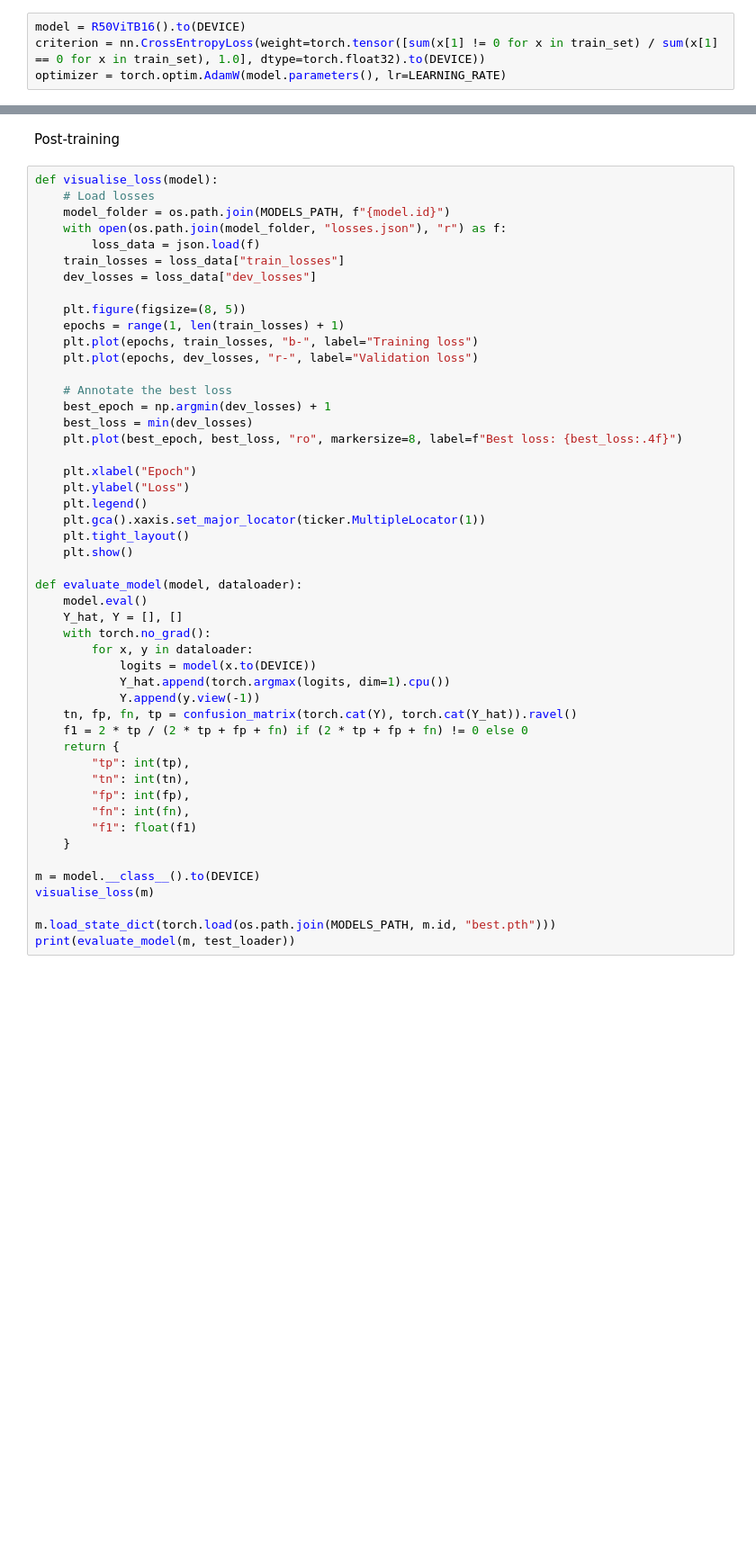
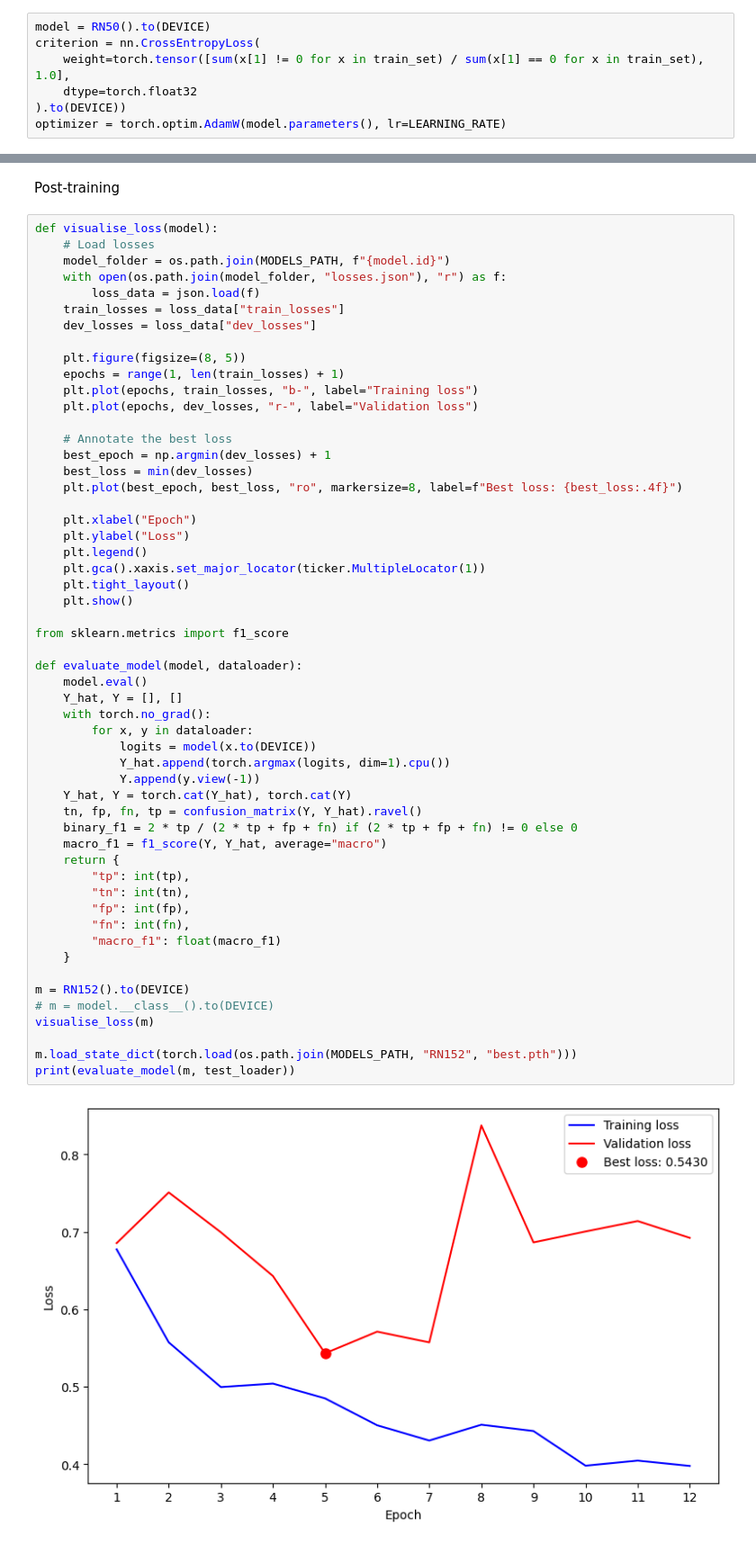
Before and after one commit to BoweiDu01/50021AIGrp21, a Jupyter notebook: main.ipynb, the cells around one changed output, grey strips where cells are left out. Shown at 90% size. Cells and saved outputs as stored; diff of their text form; blank space fills up the shorter version.

```diff
--- a/main.ipynb
+++ b/main.ipynb
@@ -54,8 +54,11 @@ test_loader = torch.utils.data.DataLoader(test_set, batch_size=BATCH_SIZE, shuff
 # %% [markdown]
 Training
 # %%
-model = R50ViTB16().to(DEVICE)
-criterion = nn.CrossEntropyLoss(weight=torch.tensor([sum(x[1] != 0 for x in train_set) / sum(x[1] == 0 for x in train_set), 1.0], dtype=torch.float32).to(DEVICE))
+model = RN50().to(DEVICE)
+criterion = nn.CrossEntropyLoss(
+	weight=torch.tensor([sum(x[1] != 0 for x in train_set) / sum(x[1] == 0 for x in train_set), 1.0],
+	dtype=torch.float32
+).to(DEVICE))
 optimizer = torch.optim.AdamW(model.parameters(), lr=LEARNING_RATE)
 # %%
 def train_model(model, train_loader, dev_loader, criterion, optimizer):
@@ -136,35 +156,42 @@ def visualise_loss(model):
 	# Annotate the best loss
 	best_epoch = np.argmin(dev_losses) + 1
 	best_loss = min(dev_losses)
 	plt.plot(best_epoch, best_loss, "ro", markersize=8, label=f"Best loss: {best_loss:.4f}")
 
 	plt.xlabel("Epoch")
 	plt.ylabel("Loss")
 	plt.legend()
 	plt.gca().xaxis.set_major_locator(ticker.MultipleLocator(1))
 	plt.tight_layout()
 	plt.show()
 
+from sklearn.metrics import f1_score
+
 def evaluate_model(model, dataloader):
 	model.eval()
 	Y_hat, Y = [], []
 	with torch.no_grad():
 		for x, y in dataloader:
 			logits = model(x.to(DEVICE))
 			Y_hat.append(torch.argmax(logits, dim=1).cpu())
 			Y.append(y.view(-1))
-	tn, fp, fn, tp = confusion_matrix(torch.cat(Y), torch.cat(Y_hat)).ravel()
-	f1 = 2 * tp / (2 * tp + fp + fn) if (2 * tp + fp + fn) != 0 else 0
+	Y_hat, Y = torch.cat(Y_hat), torch.cat(Y)
+	tn, fp, fn, tp = confusion_matrix(Y, Y_hat).ravel()
+	binary_f1 = 2 * tp / (2 * tp + fp + fn) if (2 * tp + fp + fn) != 0 else 0
+	macro_f1 = f1_score(Y, Y_hat, average="macro")
 	return {
 		"tp": int(tp),
 		"tn": int(tn),
 		"fp": int(fp),
 		"fn": int(fn),
-		"f1": float(f1)
+		"macro_f1": float(macro_f1)
 	}
 
-m = model.__class__().to(DEVICE)
+m = RN152().to(DEVICE)
+# m = model.__class__().to(DEVICE)
 visualise_loss(m)
 
-m.load_state_dict(torch.load(os.path.join(MODELS_PATH, m.id, "best.pth")))
+m.load_state_dict(torch.load(os.path.join(MODELS_PATH, "RN152", "best.pth")))
 print(evaluate_model(m, test_loader))
+# %% [output]
+[figure, added]
```
Also changed, not shown: parts of 2 cells of this notebook.
